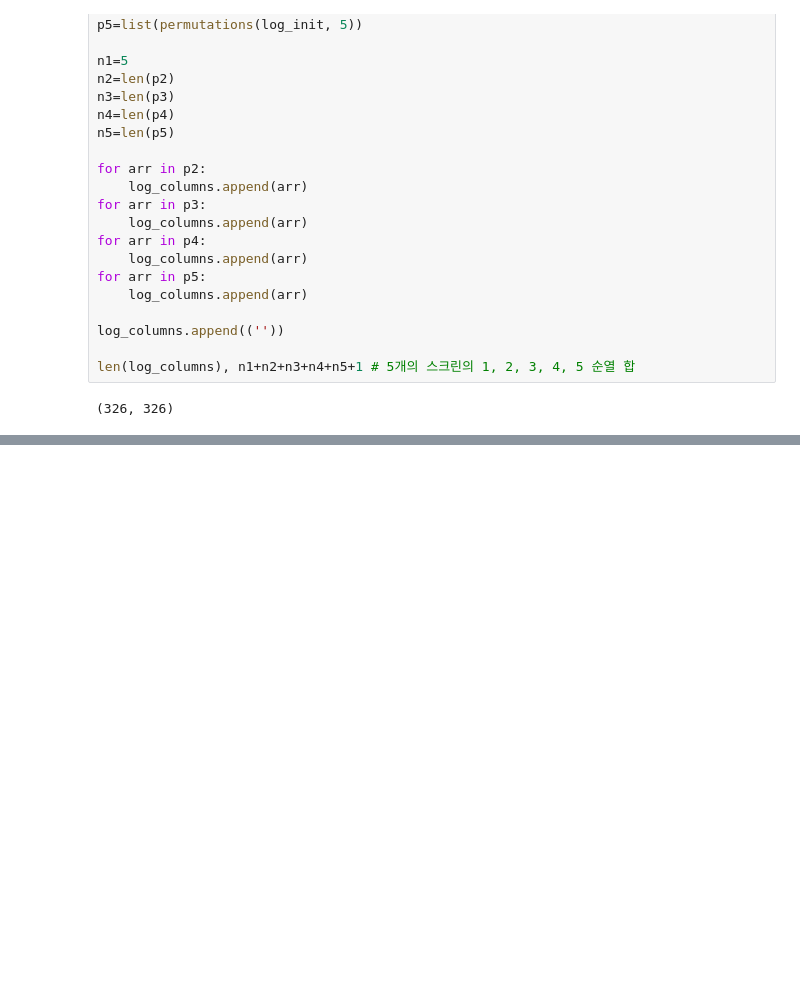
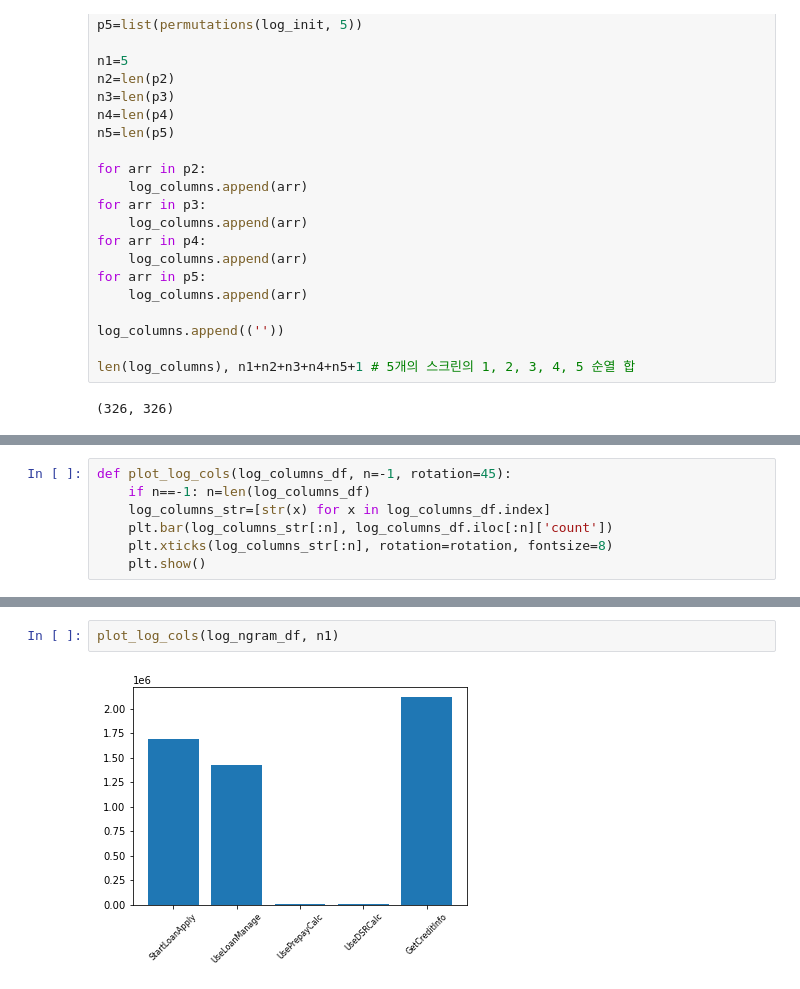
Before and after one commit to NayeonKeum/BigContest2022, a Jupyter notebook: code/LogScreen-Ngram.ipynb, the cells around one changed output, grey strips where cells are left out. Drawn from its saved outputs; the diff is of its cells as text; blank space fills up the shorter version.

```diff
--- a/code/LogScreen-Ngram.ipynb
+++ b/code/LogScreen-Ngram.ipynb
@@ -207,0 +275,7 @@ log_ngram_df.head()
+# %%
+def plot_log_cols(log_columns_df, n=-1, rotation=45):
+    if n==-1: n=len(log_columns_df)
+    log_columns_str=[str(x) for x in log_columns_df.index]
+    plt.bar(log_columns_str[:n], log_columns_df.iloc[:n]['count'])
+    plt.xticks(log_columns_str[:n], rotation=rotation, fontsize=8)
+    plt.show()
@@ -207,0 +295,4 @@ log_ngram_df.head()
+# %%
+plot_log_cols(log_ngram_df, n1)
+# %% [output]
+[figure, added]
```
Also changed, not shown: parts of 45 cells of this notebook, 4 other files.
